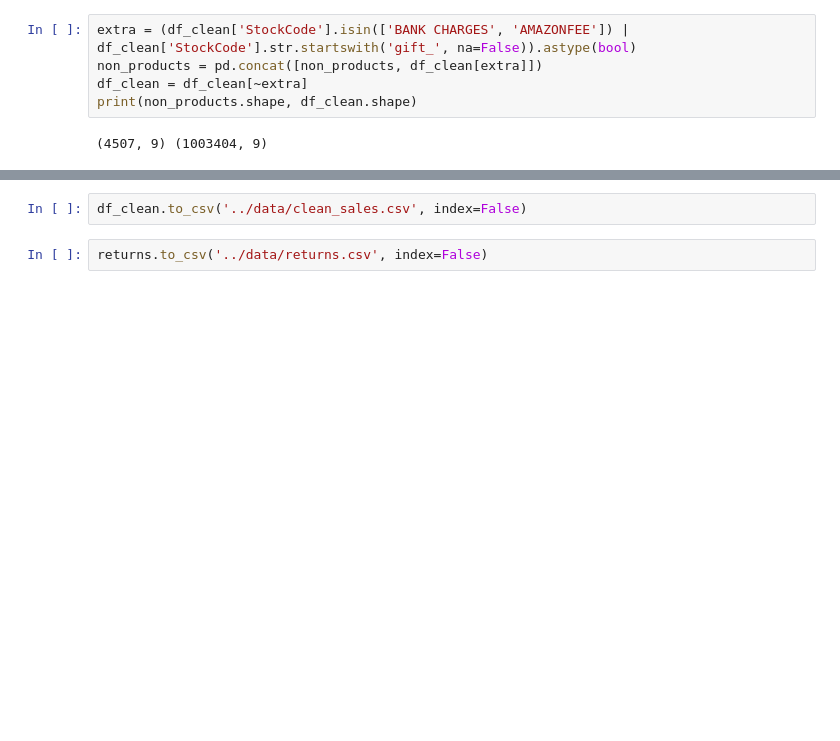
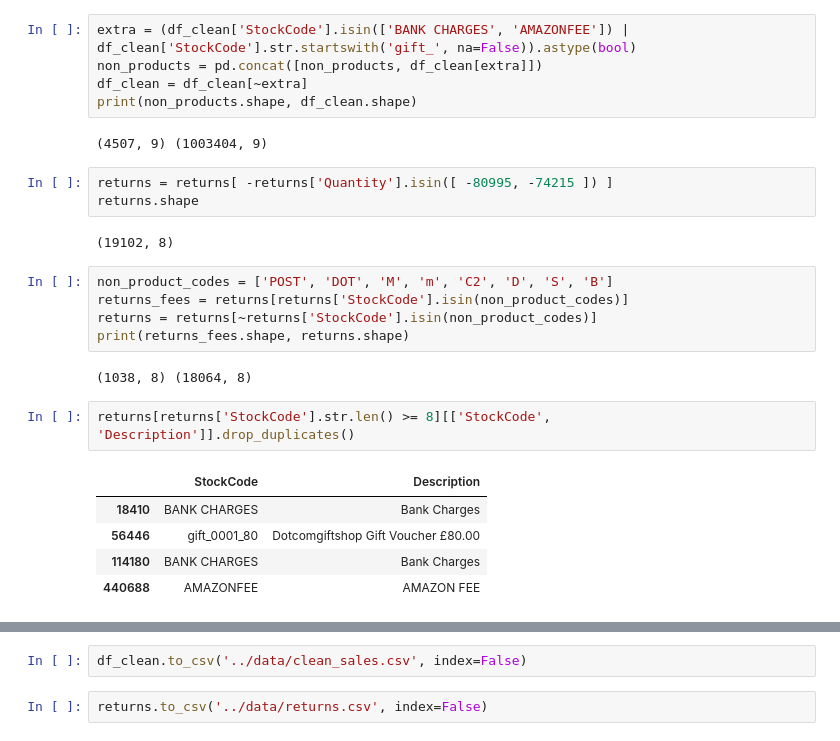
Before and after one commit to Zahin826/ecommerce-sales-analysis-1, a Jupyter notebook: notebooks/01_cleaning.ipynb, the cells around one changed output, grey strips where cells are left out. Cells and saved outputs as stored; diff of their text form; blank space fills up the shorter version.

```diff
--- a/notebooks/01_cleaning.ipynb
+++ b/notebooks/01_cleaning.ipynb
@@ -174,3 +174,23 @@ df_clean = df_clean[~extra]
 print(non_products.shape, df_clean.shape)
 # %% [output]
 (4507, 9) (1003404, 9)
+# %%
+returns = returns[ -returns['Quantity'].isin([ -80995, -74215 ]) ]
+returns.shape
+# %% [output]
+(19102, 8)
+# %%
+non_product_codes = ['POST', 'DOT', 'M', 'm', 'C2', 'D', 'S', 'B']
+returns_fees = returns[returns['StockCode'].isin(non_product_codes)]
+returns = returns[~returns['StockCode'].isin(non_product_codes)]
+print(returns_fees.shape, returns.shape)
+# %% [output]
+(1038, 8) (18064, 8)
+# %%
+returns[returns['StockCode'].str.len() >= 8][['StockCode', 'Description']].drop_duplicates()
+# %% [output]
+|  | StockCode | Description |
+| 18410 | BANK CHARGES | Bank Charges |
+| 56446 | gift_0001_80 | Dotcomgiftshop Gift Voucher £80.00 |
+| 114180 | BANK CHARGES | Bank Charges |
+| 440688 | AMAZONFEE | AMAZON FEE |
```
Also changed, not shown: parts of 5 cells of this notebook, 1 other file.
